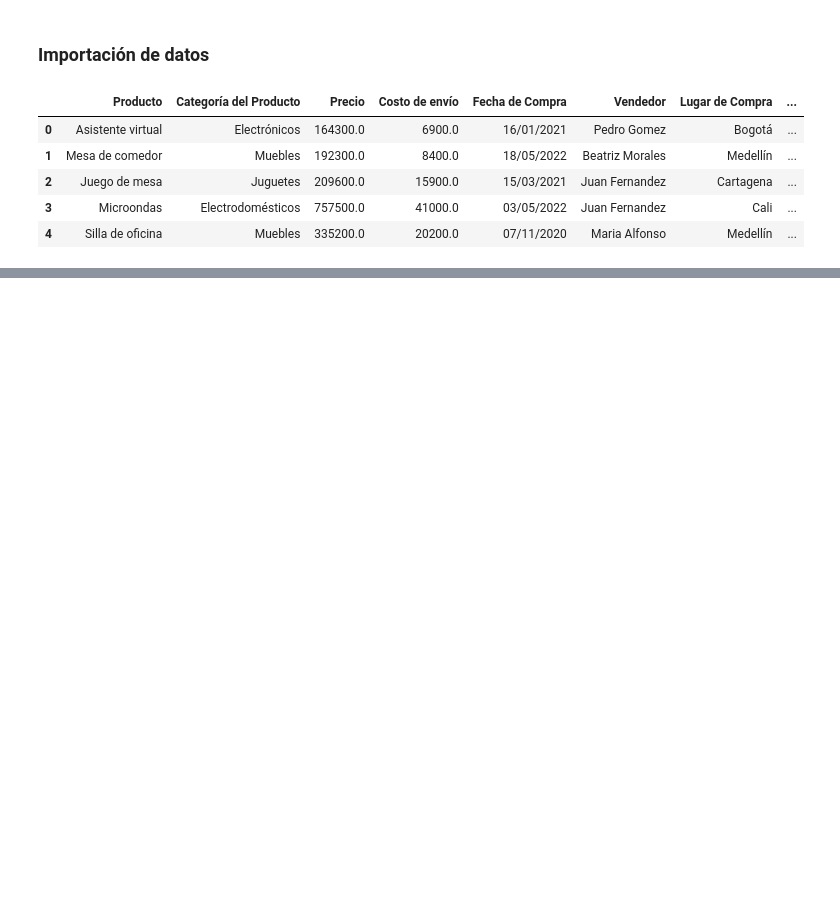
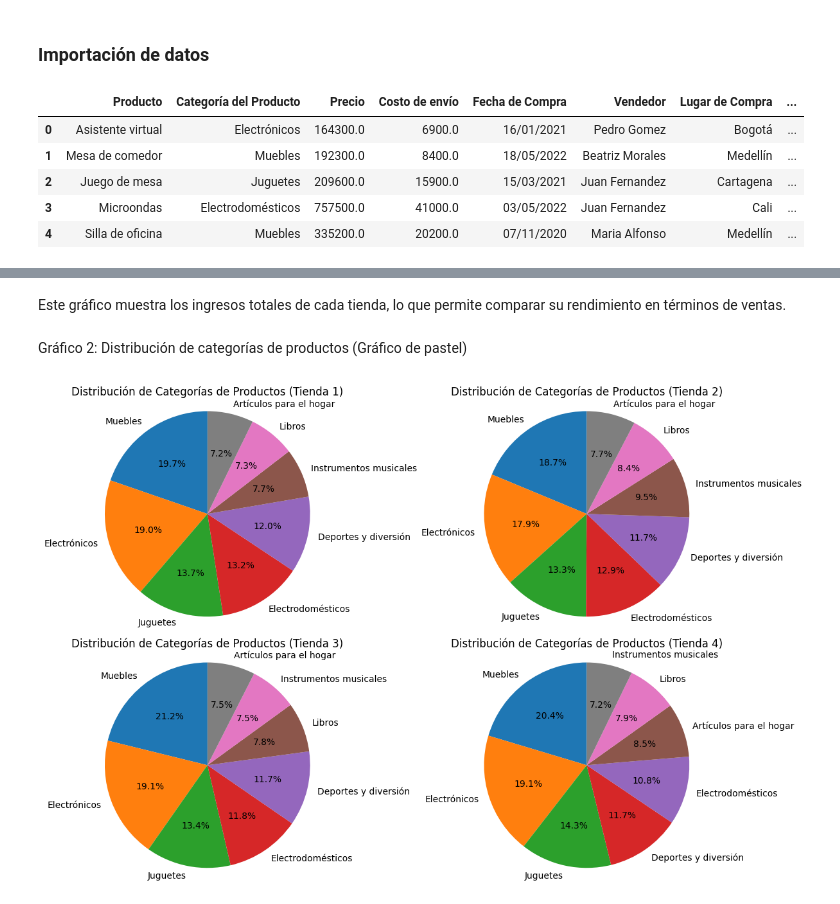
Before and after one commit to BibiTC/DS-challenge-modelado-datos-python, a Jupyter notebook: AluraStoreLatam.ipynb, the cells around one changed output, grey strips where cells are left out. Drawn from its saved outputs; the diff is of its cells as text; code cells hidden in the pictures; blank space fills up the shorter version.

```diff
--- a/AluraStoreLatam.ipynb
+++ b/AluraStoreLatam.ipynb
@@ -31,0 +399,9 @@ tienda.head()
+# %%
+tiendas = [tienda, tienda2, tienda3, tienda4]  # Lista de DataFrames de las tiendas
+
+for i, tienda_df in enumerate(tiendas):
+    # Calcular la calificación promedio
+    calificacion_promedio = tienda_df["Calificación"].mean()
+
+    # Imprimir el resultado
+    print(f"Tienda {i + 1}: Calificación promedio = {calificacion_promedio:.2f}")
@@ -31,0 +452,9 @@ tienda.head()
+# %%
+tiendas = [tienda, tienda2, tienda3, tienda4]  # Lista de DataFrames de las tiendas
+
+for i, tienda_df in enumerate(tiendas):
+    # Calcular el costo promedio de envío
+    costo_envio_promedio = tienda_df["Costo de envío"].mean()
+
+    # Imprimir el resultado
+    print(f"Tienda {i + 1}: Costo promedio de envío = ${costo_envio_promedio:,.2f}")
@@ -31,0 +504,29 @@ tienda.head()
+# %% [markdown]
+Este gráfico muestra los ingresos totales de cada tienda, lo que permite comparar su rendimiento en términos de ventas.
+# %% [markdown]
+Gráfico 2: Distribución de categorías de productos (Gráfico de pastel)
+# %%
+import matplotlib.pyplot as plt
+
+tiendas = [tienda, tienda2, tienda3, tienda4]  # Lista de DataFrames de las tiendas
+nombres_tiendas = ['Tienda 1', 'Tienda 2', 'Tienda 3', 'Tienda 4']
+
+fig, axes = plt.subplots(2, 2, figsize=(12, 8))  # Crear una cuadrícula de 2x2 para los gráficos
+
+for i, tienda_df in enumerate(tiendas):
+    # Calcular la distribución de categorías de productos para la tienda actual
+    categorias = tienda_df['Categoría del Producto'].value_counts().index
+    cantidades = tienda_df['Categoría del Producto'].value_counts().values
+
+    # Obtener el subplot correspondiente
+    ax = axes[i // 2, i % 2]  # Calcular la posición del subplot en la cuadrícula
+
+    # Crear el gráfico de pastel para la tienda actual
+    ax.pie(cantidades, labels=categorias, autopct='%1.1f%%', startangle=90)
+    ax.set_title(f'Distribución de Categorías de Productos ({nombres_tiendas[i]})')
+    ax.axis('equal')  # Para que el gráfico sea circular
+
+plt.tight_layout()  # Ajustar el espacio entre los subplots
+plt.show()  # Mostrar el gráfico
+# %% [output]
+[figure, added]
```
Also changed, not shown: parts of 49 cells of this notebook.
